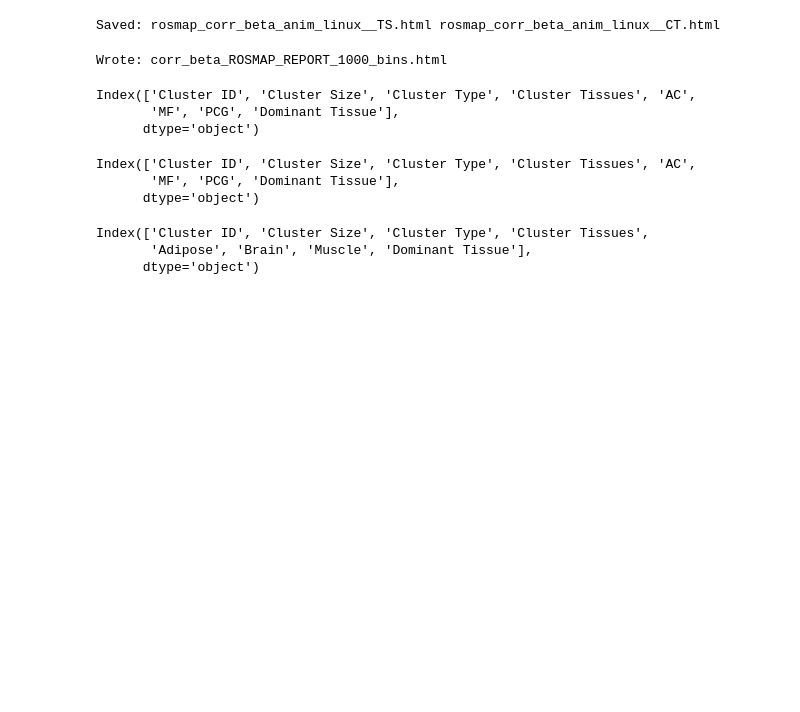
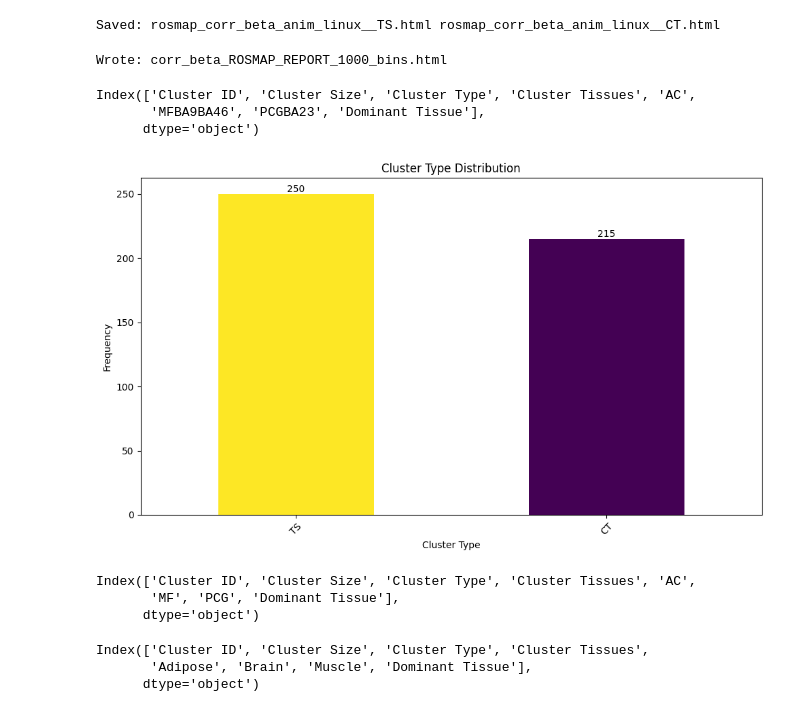
Before and after one commit to edenede2/CoExpression_ReProduction, a Jupyter notebook: correlation_notebooks.ipynb, the cells around one changed output. Saved outputs shown, nothing was run; the diff lists cells and outputs as text; code cells hidden in the pictures; blank space fills up the shorter version.

```diff
--- a/correlation_notebooks.ipynb
+++ b/correlation_notebooks.ipynb
@@ -1584,11 +1584,12 @@ print("Wrote:", report_path)
 # %% [output]
 Wrote: corr_beta_ROSMAP_REPORT_1000_bins.html
 # %%
-df = pd.read_csv("/media/psylab-6028/DATA/Eden/CoExpression_ReProduction/xwgcna_rosmap_autobeta_run4_Cluster_details.tsv", sep="\t")
+import pandas as pd
+df = pd.read_csv("/Users/edeneldar/Downloads/tryRosmap_Cluster_details3.tsv", sep="\t")
 df.columns
 # %% [output]
 Index(['Cluster ID', 'Cluster Size', 'Cluster Type', 'Cluster Tissues', 'AC',
-       'MF', 'PCG', 'Dominant Tissue'],
+       'MFBA9BA46', 'PCGBA23', 'Dominant Tissue'],
       dtype='object')
 # %%
 import plotly.express as px
@@ -1637,3 +1638,31 @@ fig.write_html("/media/psylab-6028/DATA/Eden/CoExpression_ReProduction/tissue_di
+# %%
+# Save a bar plot of CT vs TS (Cluster Type)
+df = pd.read_csv("/Users/edeneldar/Downloads/tryRosmap_Cluster_details3.tsv", sep="\t")
+
+import matplotlib.pyplot as plt
+import numpy as np
+
+cmap = {label: color for label, color in zip(df['Cluster Type'].unique(), plt.cm.viridis(np.linspace(0, 1, df['Cluster Type'].nunique())))}
+# Create a bar plot
+plt.figure(figsize=(10, 6))
+# add numbers on top of the bars
+bars = df['Cluster Type'].value_counts().plot(kind='bar', color=[cmap[label] for label in df['Cluster Type'].value_counts().index])
+plt.title('Cluster Type Distribution')
+
+plt.xlabel('Cluster Type')
+plt.ylabel('Frequency')
+
+# Add data labels on top of the bars
+for bar in bars.patches:
+    bars.annotate(bar.get_height(), (bar.get_x() + bar.get_width() / 2, bar.get_height()), ha='center', va='bottom')
+
+plt.xticks(rotation=45)
+plt.tight_layout()
+
+# Save the plot
+plt.savefig("CT_vs_TS_bar_plot.png")
+# %% [output]
+[figure, added]
 # %%
 dfAD = pd.read_csv("/Users/edeneldar/Library/CloudStorage/GoogleDrive-edenede2@gmail.com/My Drive/ROSMAP_Data/RNAseq_RISK_BrainRegions_STasaki/outputs/xwgcna_rosmap_AD_autobeta_run2_Cluster_details.txt", sep="\t")
 dfAD.columns
```
Also changed, not shown: parts of 1 cell of this notebook, 5 other files.
